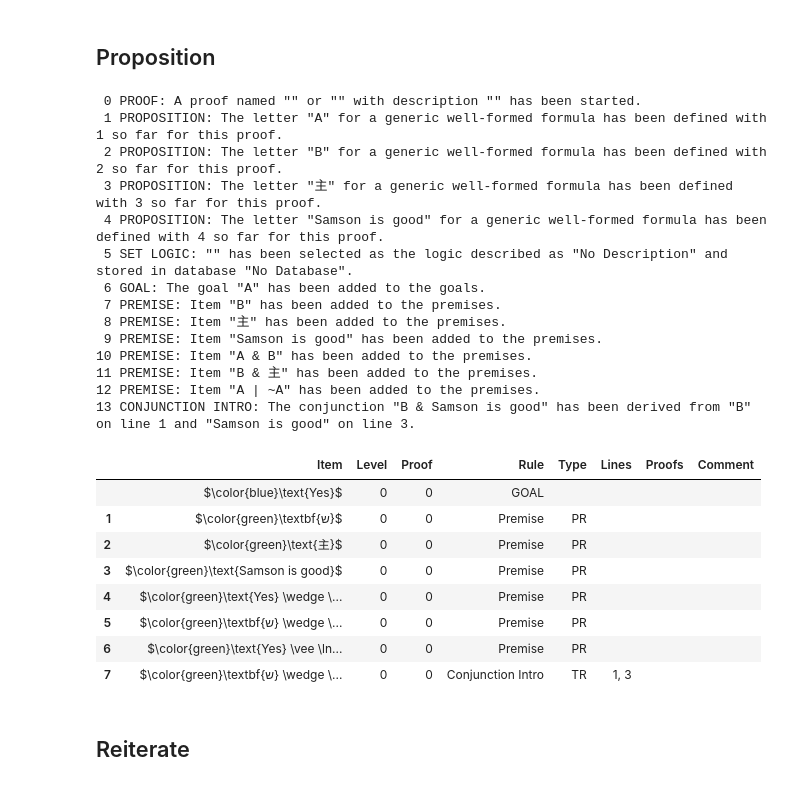
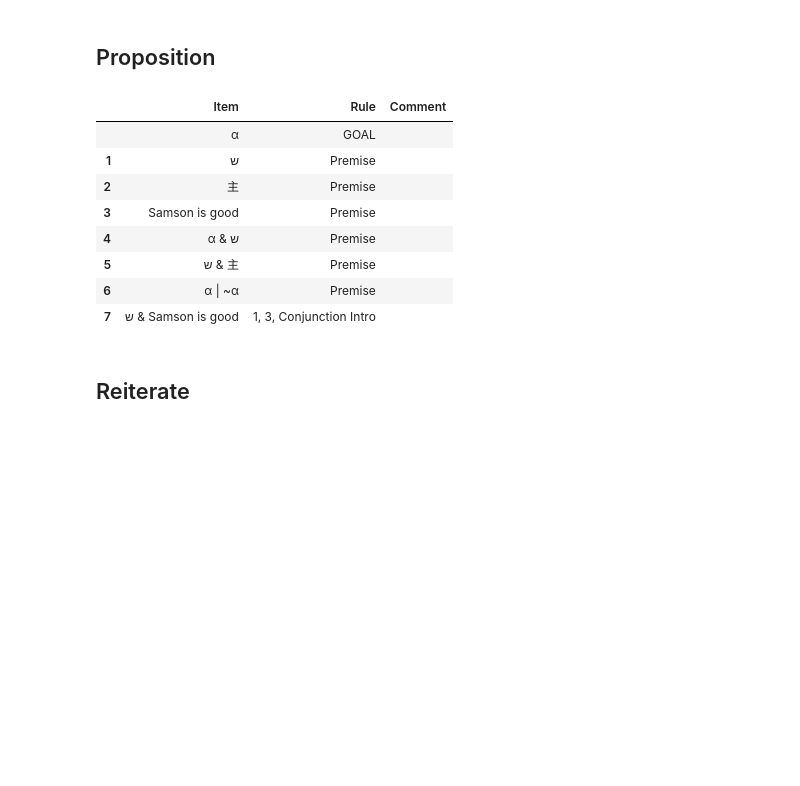
Before and after one commit to FrankHubeny/AltRea, a Jupyter notebook: rules_testcases.ipynb, the cells around one changed output. Cells and saved outputs as stored; diff of their text form; code cells hidden in the pictures; blank space fills up the shorter version.

```diff
--- a/rules_testcases.ipynb
+++ b/rules_testcases.ipynb
@@ -1764,3 +1801,29 @@ and to not or        ConclusionPremises(Or(Not({0}), Not({1})), [And({0}, {1})])
 | 3 | $\color{green}(A \supset B) \wedg... | 0 | 0 | Conjunction Intro | TR | 1, 2 |  |  |
 | 4 | $\color{green}A \equiv B$ | 0 | 0 | Iff Intro | DEF | 3 |  |  |
 | 5 | $\color{green}(A \supset B) \wedg... | 0 | 0 | Iff Elim | DEF | 4 |  |  |
+# %%
+# Error: restriction set to true, so no definitions are available
+
+import pandas as pd
+# To see available options run `pd.describe_option()` in a cell.
+pd.options.display.max_colwidth=500
+from altrea.boolean import Wff, Iff, Implies
+from altrea.rules import Proof
+
+prf = Proof()
+A = prf.proposition('A')
+B = prf.proposition('B')
+C = prf.proposition('C')
+D = prf.proposition('D')
+E = prf.proposition('E')
+prf.setlogic()
+prf.setrestricted(True)
+prf.goal(B)
+prf.premise(Implies(A, B))
+prf.premise(Implies(B, A))
+prf.conjunction_intro(1, 2)
+prf.definition('iff intro', [A, B], [3])
+prf.definition('iff elim', [A, B], [4])
+prf.displaylogic()
+prf.displaylog()
+prf.displayproof()
@@ -3793,56 +3765,38 @@ prf.displayproof()
 # %%
 # Clean run
 import pandas as pd
 # To see available options run `pd.describe_option()` in a cell.
 pd.options.display.max_colwidth=500
 
 from altrea.boolean import Wff, And, Or, Not
 from altrea.rules import Proof
-
 prf = Proof()
-A = prf.proposition('A', '\\alpha ')
-B = prf.proposition('B', '\\textbf{\u05e9}')
+A = prf.proposition('\u03b1', '\u03b1 ')
+B = prf.proposition('\u05e9', '\\textbf{\u05e9}')
 主 = prf.proposition('主', '\\text{主}')
 samsonisgood = prf.proposition('Samson is good', '\\text{Samson is good}')
 #samsonisgood = prf.proposition('Samson is good')
 prf.setlogic()
 A.latexname = '\\text{Yes}'
 prf.goal(A)
 prf.premise(B)
 prf.premise(主)
 prf.premise(samsonisgood)
-
 prf.premise(And(A, B))
 prf.premise(And(B, 主))
-
 prf.premise(Or(A, Not(A)))
 prf.conjunction_intro(1,3)
-prf.displaylog()
-prf.displayproof()
+prf.displayproof(latex=0, short=1)
 # %% [output]
- 0 PROOF: A proof named "" or "" with description "" has been started.
- 1 PROPOSITION: The letter "A" for a generic well-formed formula has been defined with 1 so far for this proof.
- 2 PROPOSITION: The letter "B" for a generic well-formed formula has been defined with 2 so far for this proof.
- 3 PROPOSITION: The letter "主" for a generic well-formed formula has been defined with 3 so far for this proof.
- 4 PROPOSITION: The letter "Samson is good" for a generic well-formed formula has been defined with 4 so far for this proof.
- 5 SET LOGIC: "" has been selected as the logic described as "No Description" and stored in database "No Database".
- 6 GOAL: The goal "A" has been added to the goals.
- 7 PREMISE: Item "B" has been added to the premises.
- 8 PREMISE: Item "主" has been added to the premises.
- 9 PREMISE: Item "Samson is good" has been added to the premises.
-10 PREMISE: Item "A & B" has been added to the premises.
-11 PREMISE: Item "B & 主" has been added to the premises.
-12 PREMISE: Item "A | ~A" has been added to the premises.
-13 CONJUNCTION INTRO: The conjunction "B & Samson is good" has been derived from "B" on line 1 and "Samson is good" on line 3.
-|  | Item | Level | Proof | Rule | Type | Lines | Proofs | Comment |
-|  | $\color{blue}\text{Yes}$ | 0 | 0 | GOAL |  |  |  |  |
-| 1 | $\color{green}\textbf{ש}$ | 0 | 0 | Premise | PR |  |  |  |
-| 2 | $\color{green}\text{主}$ | 0 | 0 | Premise | PR |  |  |  |
-| 3 | $\color{green}\text{Samson is good}$ | 0 | 0 | Premise | PR |  |  |  |
-| 4 | $\color{green}\text{Yes} \wedge \... | 0 | 0 | Premise | PR |  |  |  |
-| 5 | $\color{green}\textbf{ש} \wedge \... | 0 | 0 | Premise | PR |  |  |  |
-| 6 | $\color{green}\text{Yes} \vee \ln... | 0 | 0 | Premise | PR |  |  |  |
-| 7 | $\color{green}\textbf{ש} \wedge \... | 0 | 0 | Conjunction Intro | TR | 1, 3 |  |  |
+|  | Item | Rule | Comment |
+|  | α | GOAL |  |
+| 1 | ש | Premise |  |
+| 2 | 主 | Premise |  |
+| 3 | Samson is good | Premise |  |
+| 4 | α & ש | Premise |  |
+| 5 | ש & 主 | Premise |  |
+| 6 | α | ~α | Premise |  |
+| 7 | ש & Samson is good | 1, 3, Conjunction Intro |  |
 # %% [markdown]
 <a id='reiterate'></a>
 ## Reiterate
```
Also changed, not shown: parts of 21 cells of this notebook, 16 other files.
